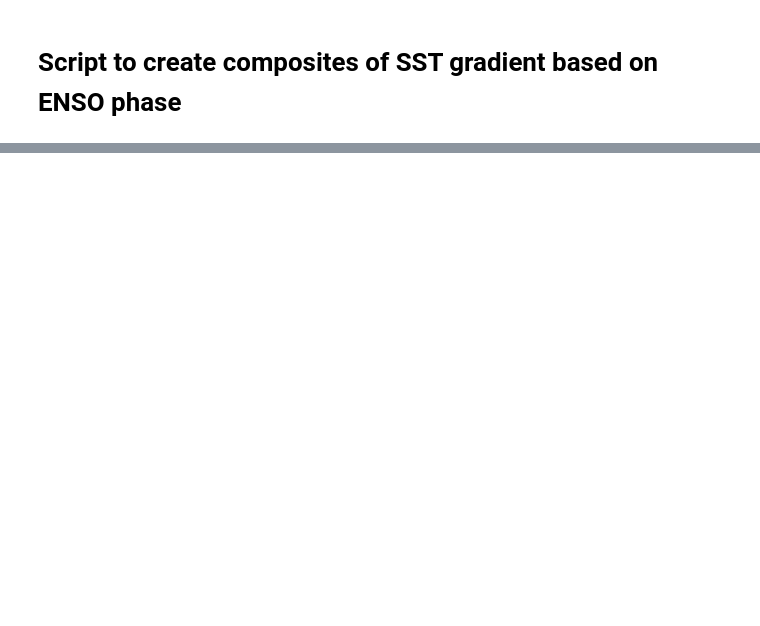
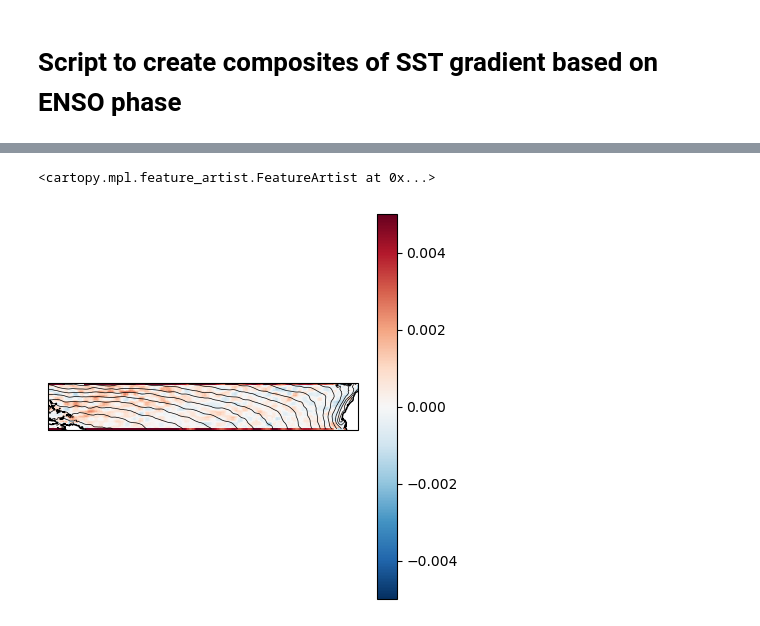
Before and after one commit to glennliu265/GulfStream_TBI, a Jupyter notebook: GS_composites.ipynb, the cells around one changed output, grey strips where cells are left out. Cells and saved outputs as stored; diff of their text form; code cells hidden in the pictures; blank space fills up the shorter version.

```diff
--- a/GS_composites.ipynb
+++ b/GS_composites.ipynb
@@ -15,0 +59,36 @@ FileNotFoundError: [Errno 2] No such file or directory: b'/Users/gliu/Dropbox (M
+# %%
+nina_dates = np.load('ninadates.npy')
+
+nina_months = nina_dates.astype('datetime64[M]')
+
+year0 = sst.time.dt.year.min()
+year0 = int(year0)
+
+nina_indices = nina_months.astype('int')+(1970-year0)*12
+
+sst_month_indices = (sst.time.dt.year-1940)*12 + sst.time.dt.month
+
+sst_nina = sst.where(sst_month_indices.isin(nina_indices),drop=True)
+# %%
+from matplotlib import colors
+
+# plot difference in gradients between 2 composites
+
+nina_grad = get_total_gradient(sst_nina,1,latname='latitude',lonname='longitude').mean('time')
+nino_grad = get_total_gradient(sst_nino,1,latname='latitude',lonname='longitude').mean('time')
+
+fig,ax = plt.subplots(figsize=(5,5),subplot_kw={'projection':ccrs.PlateCarree()})
+im = ax.pcolormesh(sst_nina.longitude,sst_nina.latitude,
+                   nino_grad-nina_grad,
+                   transform=ccrs.PlateCarree(),
+                   vmin=-0.005,vmax=0.005,cmap="RdBu_r")#,norm=colors.CenteredNorm(0,1),cmap='RdBu_r')
+im2 = ax.contour(sst.longitude,sst.latitude,sst.mean('time'),levels=20,colors='k',linewidths=0.5)
+
+#im2 = ax.contour(sst.lon,sst.lat,tot_grad.mean('time'),levels=(1,288),c='r')
+
+#ax.set_extent((-80,-40,20,75))
+plt.colorbar(im,ax=ax)
+ax.coastlines()
+# %% [output]
+<cartopy.mpl.feature_artist.FeatureArtist at 0x...>
+[figure, added]
```
Also changed, not shown: parts of 8 cells of this notebook.
